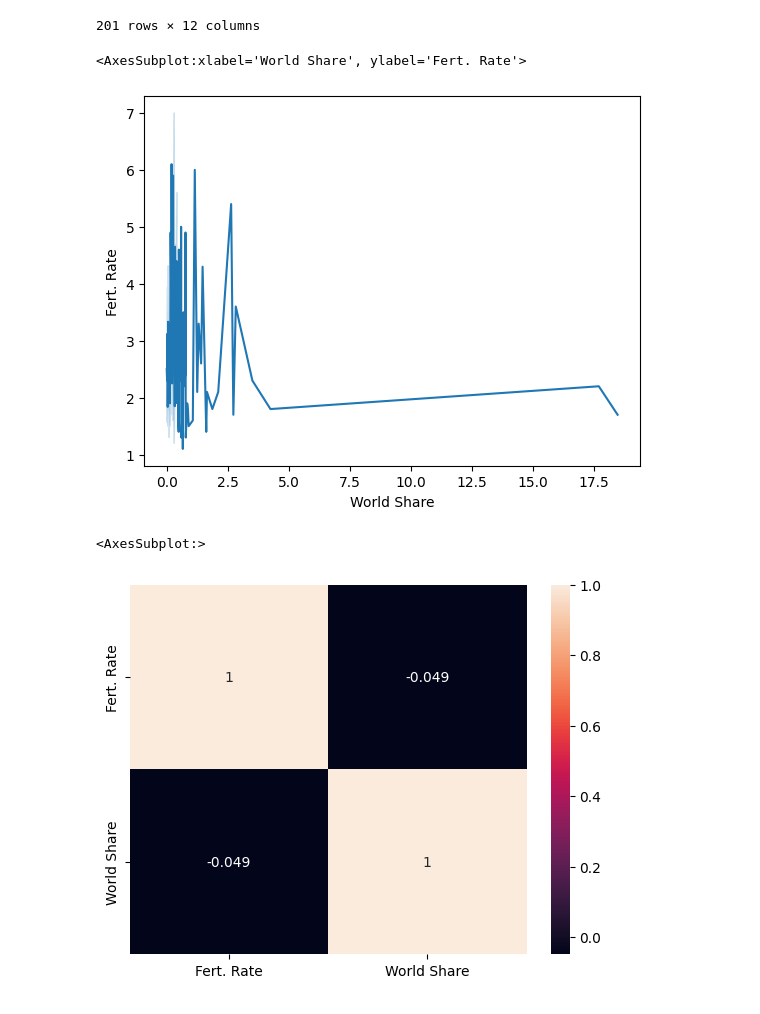
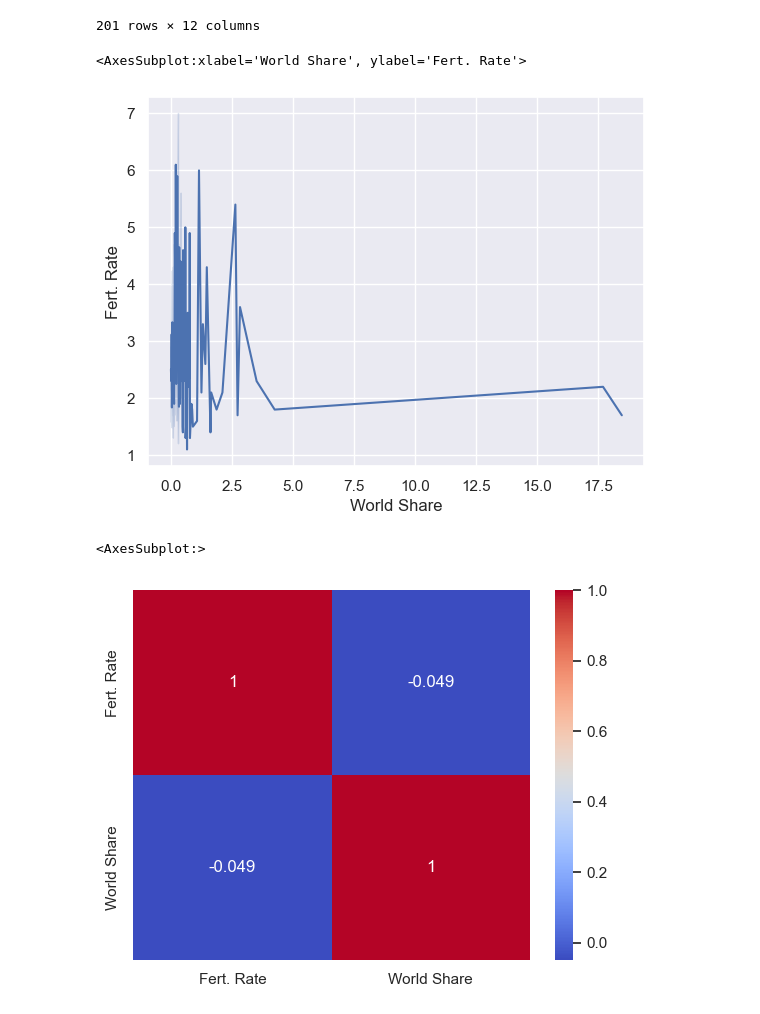
Before and after one commit to ChairmanTee/HTH_BUILD_SUMMER_2022, a Jupyter notebook: Finding-an-Interesting-Dataset-OA/Population_data.ipynb, the cells around one changed output. Drawn from its saved outputs; the diff is of its cells as text; code cells hidden in the pictures.

Commit message:
updating my dataset

```diff
--- a/Finding-an-Interesting-Dataset-OA/Population_data.ipynb
+++ b/Finding-an-Interesting-Dataset-OA/Population_data.ipynb
@@ -62,3 +61,17 @@ Population_data.head(10)
 | 7 | 8 | Bangladesh | 164689383 | 1.01% | 1,643,222 | 1,265 | ... |
 | 8 | 9 | Russia | 145934462 | 0.04% | 62,206 | 9 | ... |
 | 9 | 10 | Mexico | 128932753 | 1.06% | 1,357,224 | 66 | ... |
+# %%
+ax = sns.barplot(x='Country (or dependency)', y='Population 2020', data = Population_data.head(10))
+ax.set(xlabel='Country', ylabel='Population (Billions)', title='Population data')
+
+# for i in ax.containers:
+#     ax.bar_label(i,)
+
+plt.setp(ax.get_xticklabels(), rotation=90)
+ax.figure.set_size_inches(20,10)
+sns.set_theme(style="darkgrid")
+tips = sns.load_dataset("tips")
+
+plt.ylim(0,2e9)
+plt.show()
@@ -130,13 +145,17 @@ sorted_population_data
 201 rows × 12 columns
 # %%
 # Correllation between fertility rate and world share
+Population_data['World Share']= Population_data['World Share'].str.replace("%","").astype(float)
+Population_data['Fert. Rate']= Population_data['Fert. Rate'].astype(float)
 
-seaborn.lineplot(x='World Share',y='Fert. Rate',data=Population_data)
+sns.lineplot(x='World Share', y='Fert. Rate', data= Population_data)
 # %% [output]
 <AxesSubplot:xlabel='World Share', ylabel='Fert. Rate'>
-[figure, old version]
+[figure, new version]
 # %%
-seaborn.heatmap(Population_data[['Fert. Rate', 'World Share']].corr(), annot = True)
+# Heatmap
+
+sns.heatmap(Population_data[['Fert. Rate', 'World Share']].corr(), cmap="coolwarm", annot = True)
 # %% [output]
 <AxesSubplot:>
-[figure, old version]
+[figure, new version]
```
Also changed, not shown: parts of 6 cells of this notebook, 1 other file.
